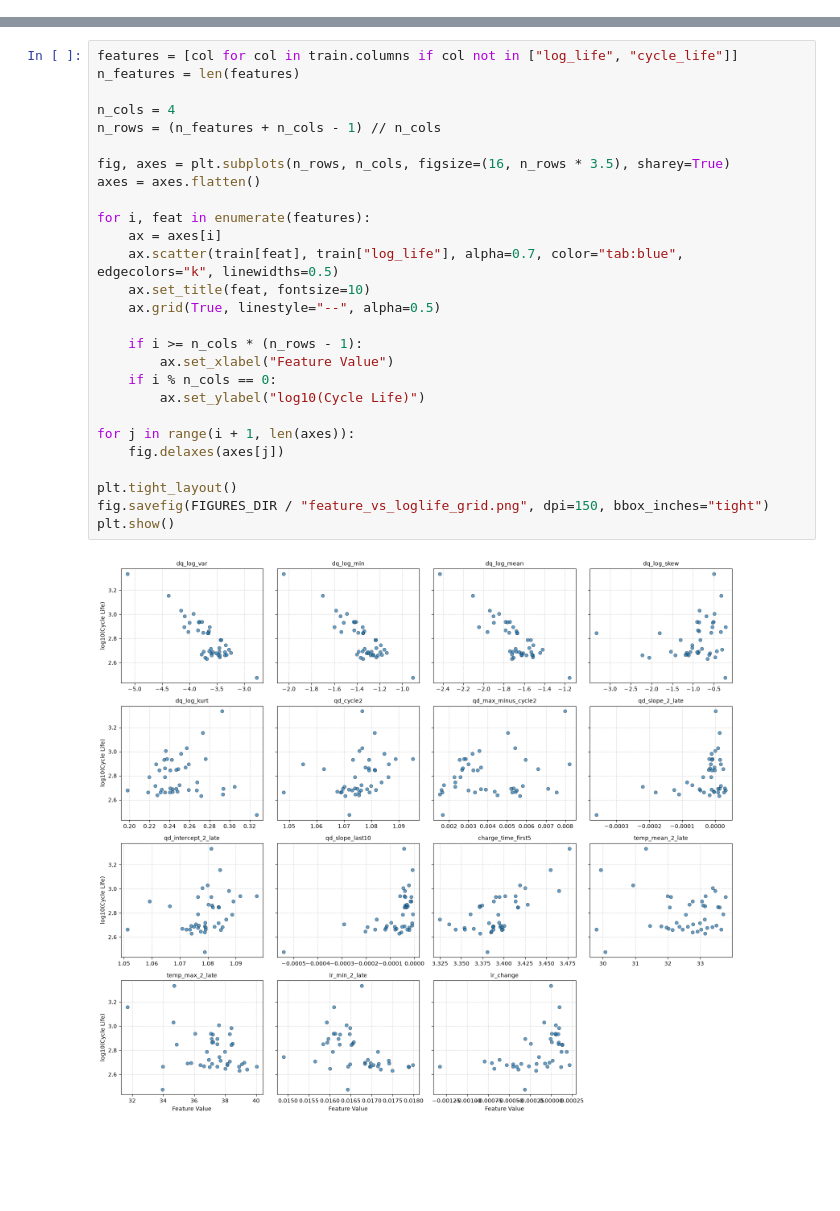
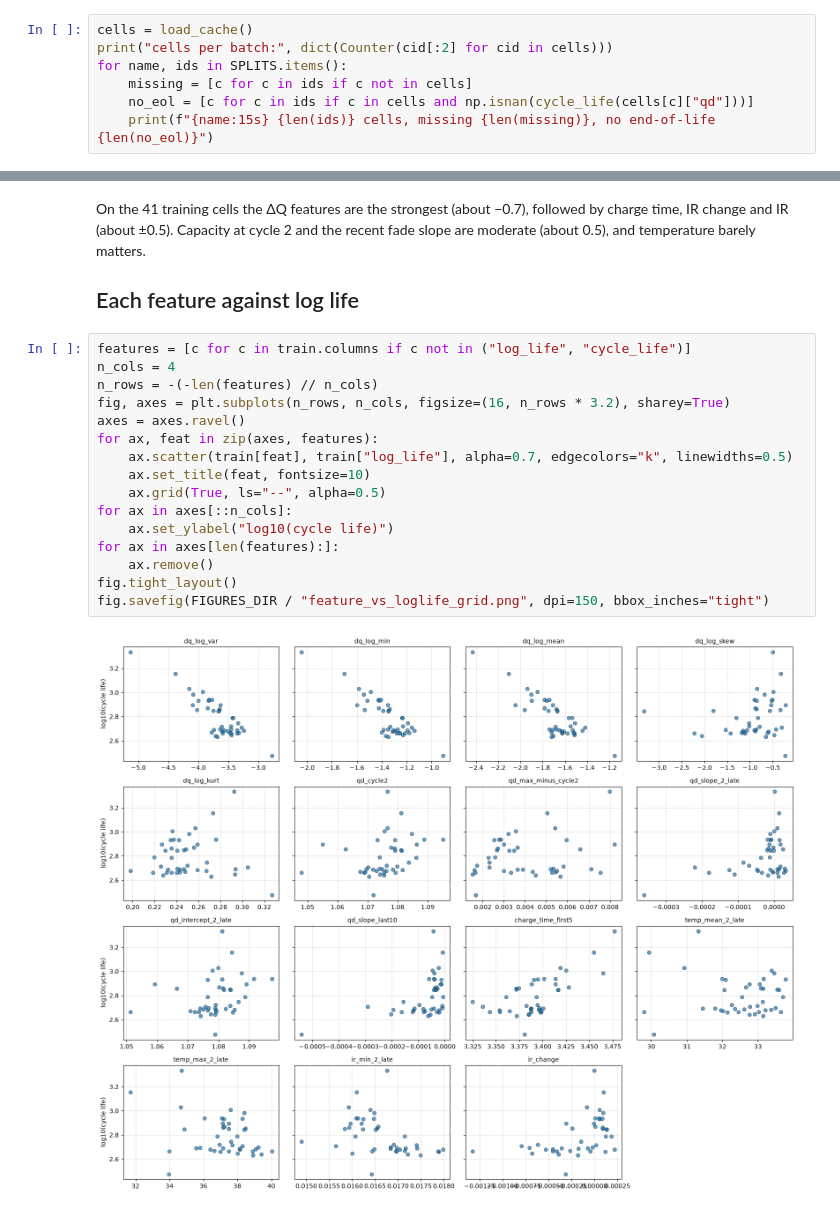
Before and after one commit to ManasKoti/battery-rul, a Jupyter notebook: notebooks/02_features.ipynb, the cells around one changed output, grey strips where cells are left out. Saved outputs shown, nothing was run; the diff lists cells and outputs as text; blank space fills up the shorter version.

```diff
--- a/notebooks/02_features.ipynb
+++ b/notebooks/02_features.ipynb
@@ -66,0 +28,7 @@ Feature table
+# %%
+cells = load_cache()
+print("cells per batch:", dict(Counter(cid[:2] for cid in cells)))
+for name, ids in SPLITS.items():
+    missing = [c for c in ids if c not in cells]
+    no_eol = [c for c in ids if c in cells and np.isnan(cycle_life(cells[c]["qd"]))]
+    print(f"{name:15s} {len(ids)} cells, missing {len(missing)}, no end-of-life {len(no_eol)}")
@@ -114,29 +84,22 @@ Feature correlation
+# %% [markdown]
+On the 41 training cells the ΔQ features are the strongest (about −0.7), followed by charge time, IR change and IR (about ±0.5). Capacity at cycle 2 and the recent fade slope are moderate (about 0.5), and temperature barely matters.
+
+## Each feature against log life
 # %%
-features = [col for col in train.columns if col not in ["log_life", "cycle_life"]]
-n_features = len(features)
-
+features = [c for c in train.columns if c not in ("log_life", "cycle_life")]
 n_cols = 4
-n_rows = (n_features + n_cols - 1) // n_cols
-
-fig, axes = plt.subplots(n_rows, n_cols, figsize=(16, n_rows * 3.5), sharey=True)
-axes = axes.flatten()
-
-for i, feat in enumerate(features):
-    ax = axes[i]
-    ax.scatter(train[feat], train["log_life"], alpha=0.7, color="tab:blue", edgecolors="k", linewidths=0.5)
+n_rows = -(-len(features) // n_cols)
+fig, axes = plt.subplots(n_rows, n_cols, figsize=(16, n_rows * 3.2), sharey=True)
+axes = axes.ravel()
+for ax, feat in zip(axes, features):
+    ax.scatter(train[feat], train["log_life"], alpha=0.7, edgecolors="k", linewidths=0.5)
     ax.set_title(feat, fontsize=10)
-    ax.grid(True, linestyle="--", alpha=0.5)
-
-    if i >= n_cols * (n_rows - 1):
-        ax.set_xlabel("Feature Value")
-    if i % n_cols == 0:
-        ax.set_ylabel("log10(Cycle Life)")
-
-for j in range(i + 1, len(axes)):
-    fig.delaxes(axes[j])
-
-plt.tight_layout()
+    ax.grid(True, ls="--", alpha=0.5)
+for ax in axes[::n_cols]:
+    ax.set_ylabel("log10(cycle life)")
+for ax in axes[len(features):]:
+    ax.remove()
+fig.tight_layout()
 fig.savefig(FIGURES_DIR / "feature_vs_loglife_grid.png", dpi=150, bbox_inches="tight")
-plt.show()
 # %% [output]
-[figure, old version]
+[figure, new version]
```
Also changed, not shown: parts of 15 cells of this notebook, 30 other files.
